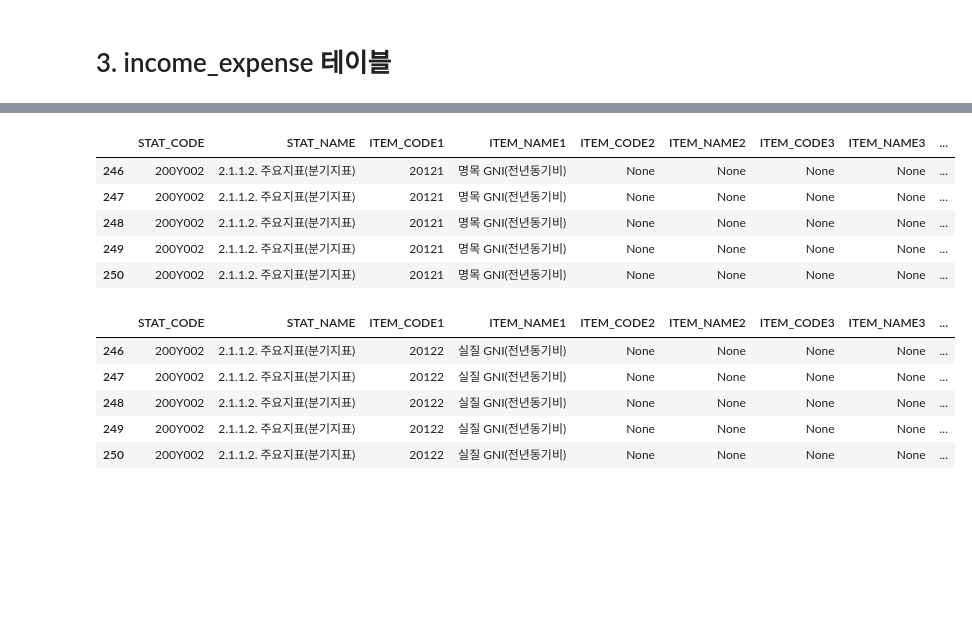
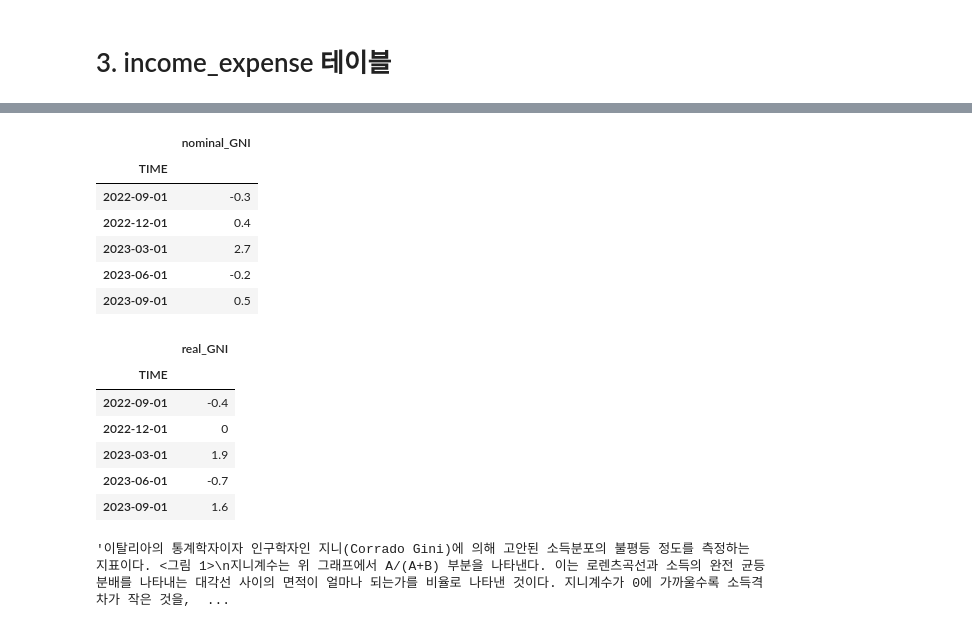
Before and after one commit to MacroEconomyAndEstate/economy-real_estate-BI, a Jupyter notebook: wonkyung/economy_nums.ipynb, the cells around one changed output, grey strips where cells are left out. Cells and saved outputs as stored; diff of their text form; code cells hidden in the pictures; blank space fills up the shorter version.

```diff
--- a/wonkyung/economy_nums.ipynb
+++ b/wonkyung/economy_nums.ipynb
@@ -12,6 +12,8 @@ def convert_to_datetime(df, cycle):
         return pd.to_datetime(df.str[:4] + '-' + df.str[4:] + '-01', format='%Y-%m-%d')
     elif cycle == 'D':
         return pd.to_datetime(df.str[:4] + '-' + df.str[4:6] + '-' + df.str[6:], format='%Y-%m-%d')
+    elif cycle == 'A':
+        return pd.to_datetime(df.str[:4] + '-12-01', format='%Y-%m-%d')
 
 def return_final_df(df, cycle, var_name):
     df['TIME'] = convert_to_datetime(df['TIME'], cycle)
@@ -416,20 +400,29 @@ c_200Y002
 # %%
-nominal_GNI = api.get_statistic_search(통계표코드="200Y002", 주기="Q", 검색시작일자="1961Q1", 검색종료일자="2023Q3", 통계항목코드1="20121", translate=False)
+nominal_GNI = api.get_statistic_search(통계표코드="200Y002", 주기="Q", 검색시작일자="1961Q1", 검색종료일자="2023Q3", 통계항목코드1="20111", translate=False)
+nominal_GNI = return_final_df(nominal_GNI, "Q", "nominal_GNI")
 nominal_GNI.tail()
 # %% [output]
-|  | STAT_CODE | STAT_NAME | ITEM_CODE1 | ITEM_NAME1 | ITEM_CODE2 | ITEM_NAME2 | ITEM_CODE3 | ITEM_NAME3 | ... |
-| 246 | 200Y002 | 2.1.1.2. 주요지표(분기지표) | 20121 | 명목 GNI(전년동기비) | None | None | None | None | ... |
-| 247 | 200Y002 | 2.1.1.2. 주요지표(분기지표) | 20121 | 명목 GNI(전년동기비) | None | None | None | None | ... |
-| 248 | 200Y002 | 2.1.1.2. 주요지표(분기지표) | 20121 | 명목 GNI(전년동기비) | None | None | None | None | ... |
-| 249 | 200Y002 | 2.1.1.2. 주요지표(분기지표) | 20121 | 명목 GNI(전년동기비) | None | None | None | None | ... |
-| 250 | 200Y002 | 2.1.1.2. 주요지표(분기지표) | 20121 | 명목 GNI(전년동기비) | None | None | None | None | ... |
+|  | nominal_GNI |
+| TIME |  |
+| 2022-09-01 | -0.3 |
+| 2022-12-01 | 0.4 |
+| 2023-03-01 | 2.7 |
+| 2023-06-01 | -0.2 |
+| 2023-09-01 | 0.5 |
 # %%
-real_GNI = api.get_statistic_search(통계표코드="200Y002", 주기="Q", 검색시작일자="1961Q1", 검색종료일자="2023Q3", 통계항목코드1="20122", translate=False)
+real_GNI = api.get_statistic_search(통계표코드="200Y002", 주기="Q", 검색시작일자="1961Q1", 검색종료일자="2023Q3", 통계항목코드1="20112", translate=False)
+real_GNI = return_final_df(real_GNI, "Q", "real_GNI")
 real_GNI.tail()
 # %% [output]
-|  | STAT_CODE | STAT_NAME | ITEM_CODE1 | ITEM_NAME1 | ITEM_CODE2 | ITEM_NAME2 | ITEM_CODE3 | ITEM_NAME3 | ... |
-| 246 | 200Y002 | 2.1.1.2. 주요지표(분기지표) | 20122 | 실질 GNI(전년동기비) | None | None | None | None | ... |
-| 247 | 200Y002 | 2.1.1.2. 주요지표(분기지표) | 20122 | 실질 GNI(전년동기비) | None | None | None | None | ... |
-| 248 | 200Y002 | 2.1.1.2. 주요지표(분기지표) | 20122 | 실질 GNI(전년동기비) | None | None | None | None | ... |
-| 249 | 200Y002 | 2.1.1.2. 주요지표(분기지표) | 20122 | 실질 GNI(전년동기비) | None | None | None | None | ... |
-| 250 | 200Y002 | 2.1.1.2. 주요지표(분기지표) | 20122 | 실질 GNI(전년동기비) | None | None | None | None | ... |
+|  | real_GNI |
+| TIME |  |
+| 2022-09-01 | -0.4 |
+| 2022-12-01 | 0 |
+| 2023-03-01 | 1.9 |
+| 2023-06-01 | -0.7 |
+| 2023-09-01 | 1.6 |
+# %%
+word_901Y031 = api.get_statistic_word(용어="지니계수")
+word_901Y031['용어설명'].values[0]
+# %% [output]
+'이탈리아의 통계학자이자 인구학자인 지니(Corrado Gini)에 의해 고안된 소득분포의 불평등 정도를 측정하는 지표이다. <그림 1>\n지니계수는 위 그래프에서 A/(A+B) 부분을 나타낸다. 이는 로렌츠곡선과 소득의 완전 균등분배를 나타내는 대각선 사이의 면적이 얼마나 되는가를 비율로 나타낸 것이다. 지니계수가 0에 가까울수록 소득격차가 작은 것을,  ...
```
Also changed, not shown: parts of 11 cells of this notebook.
